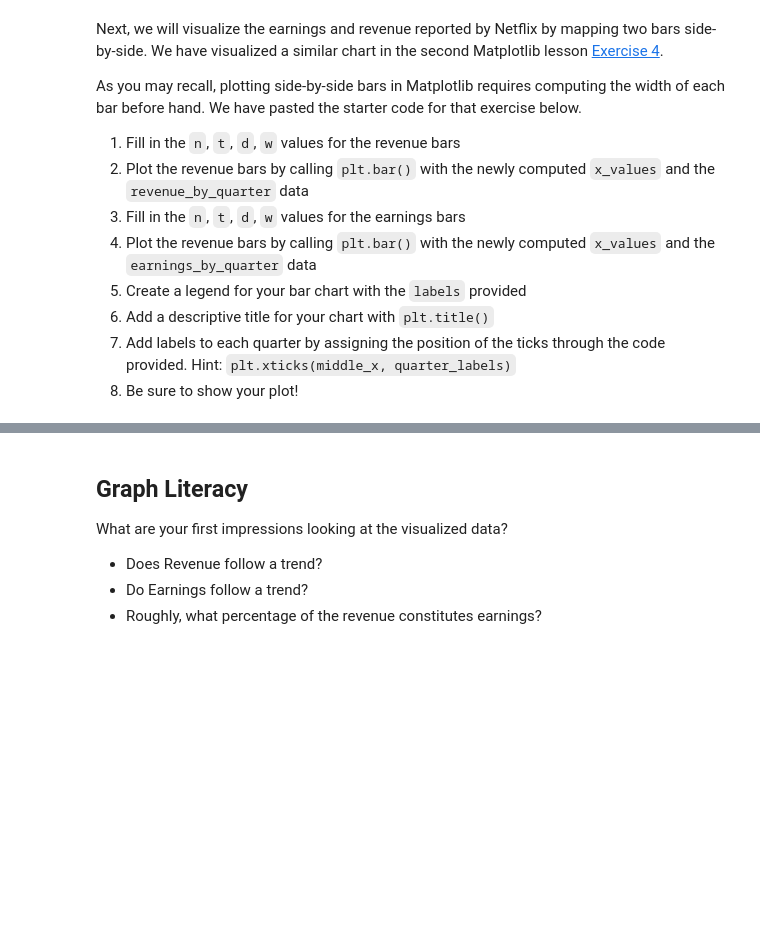
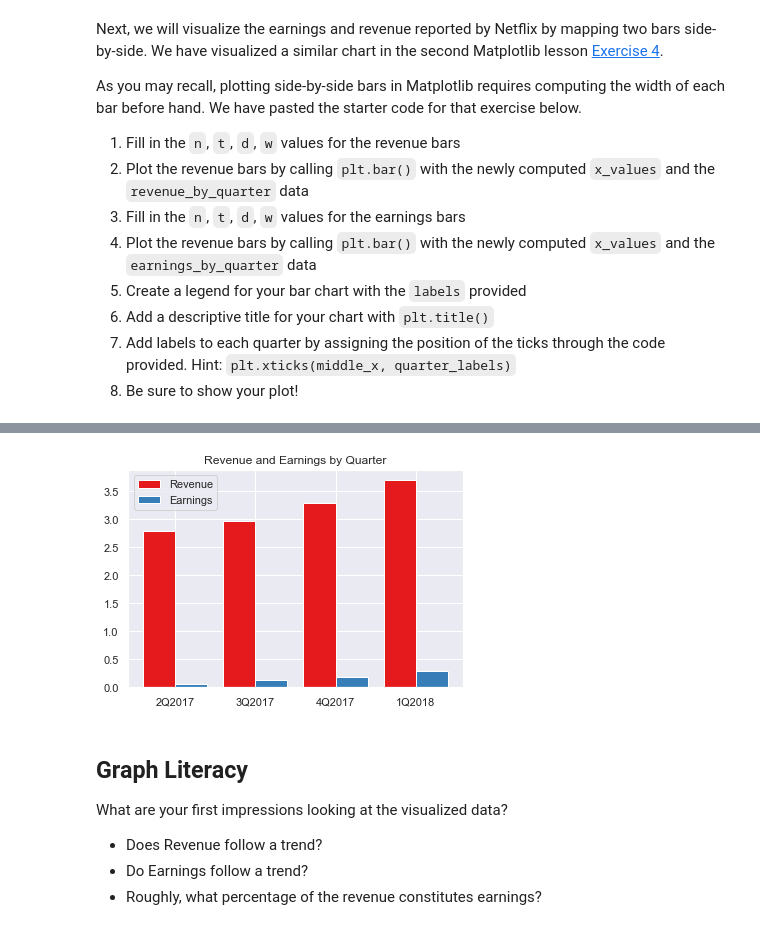
Before and after one commit to michael-s07/Netflix-Stocks-Capstone, a Jupyter notebook: netflix_visualizations.ipynb, the cells around one changed output, grey strips where cells are left out. Saved outputs shown, nothing was run; the diff lists cells and outputs as text; code cells hidden in the pictures; blank space fills up the shorter version.

```diff
--- a/netflix_visualizations.ipynb
+++ b/netflix_visualizations.ipynb
@@ -298,3 +291,41 @@ SyntaxError: invalid syntax (<ipython-input-3-0f5530a7090f>, line 7)
+# %%
+# The metrics below are in billions of dollars
+revenue_by_quarter = [2.79, 2.98,3.29,3.7]
+earnings_by_quarter = [.0656,.12959,.18552,.29012]
+quarter_labels = ["2Q2017","3Q2017","4Q2017", "1Q2018"]
+
+# Revenue
+n = 1  # This is our first dataset (out of 2)
+t = 2 # Number of dataset
+d = 4 # Number of sets of bars
+w = 0.8 # Width of each bar
+bars1_x = [t*element + w*n for element
+             in range(d)]
+
+# Earnings
+n = 2  # This is our second dataset (out of 2)
+t = 2 # Number of dataset
+d = 4 # Number of sets of bars
+w = 0.8 # Width of each bar
+bars2_x = [t*element + w*n for element
+             in range(d)]
+
+middle_x = [ (a + b) / 2.0 for a, b in zip(bars1_x, bars2_x)]
+labels = ["Revenue", "Earnings"]
+
+sns.set_style('darkgrid')
+sns.set_context('notebook', font_scale = 1)
+sns.set_palette('Set1')
+
+plt.bar(bars1_x, revenue_by_quarter)
+plt.bar(bars2_x, earnings_by_quarter)
+plt.legend(labels)
+plt.title('Revenue and Earnings by Quarter')
+plt.xticks(middle_x, quarter_labels)
+plt.savefig("Revenue and Earnings by Quarter.png")
+plt.show()
+# %% [output]
+[figure, added]
 # %% [markdown]
 ## Graph Literacy
 What are your first impressions looking at the visualized data?
```
Also changed, not shown: parts of 3 cells of this notebook.
